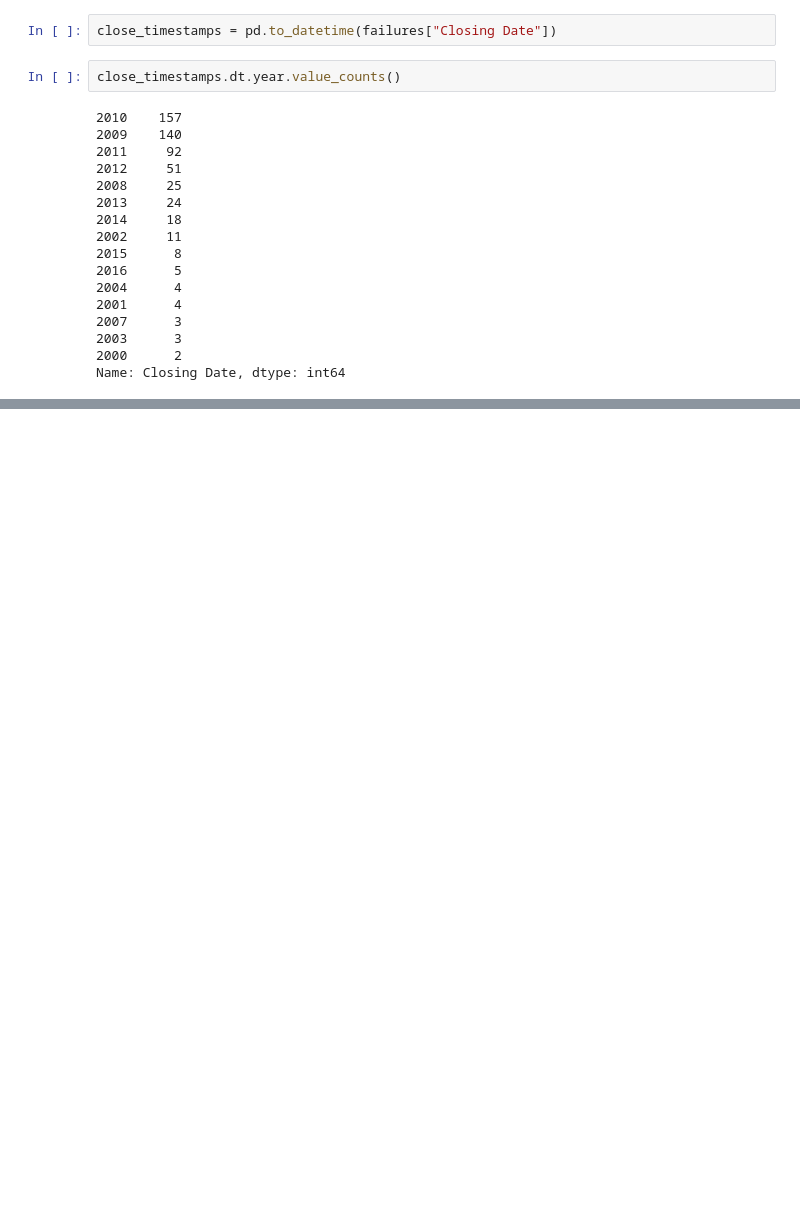
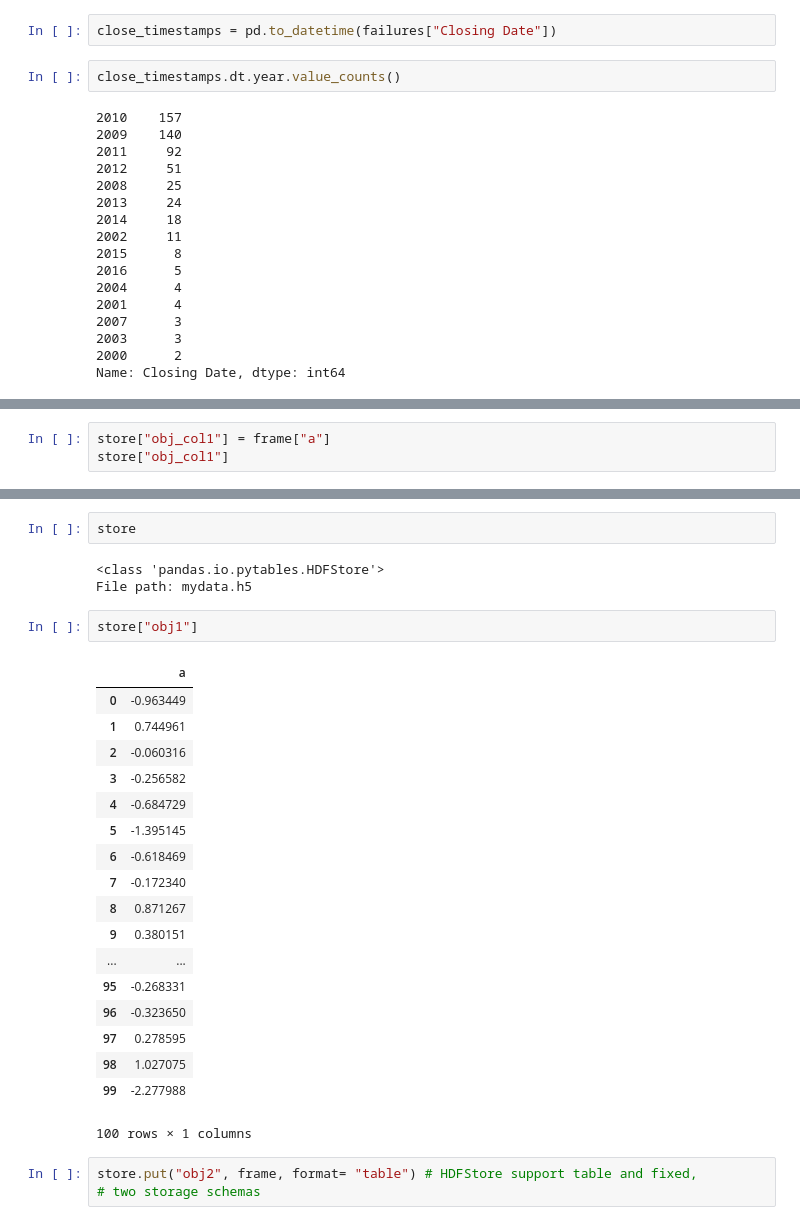
Before and after one commit to UCD-pbio-rclub/python-data-analysis_RuijuanL, a Jupyter notebook: Practice.ipynb, the cells around one changed output, grey strips where cells are left out. Cells and saved outputs as stored; diff of their text form; blank space fills up the shorter version.

```diff
--- a/Practice.ipynb
+++ b/Practice.ipynb
@@ -1357,0 +1432,3 @@ Name: Closing Date, dtype: int64
+# %%
+store["obj_col1"] = frame["a"]
+store["obj_col1"]
@@ -1357,0 +1453,29 @@ Name: Closing Date, dtype: int64
+# %%
+store
+# %% [output]
+<class 'pandas.io.pytables.HDFStore'>
+File path: mydata.h5
+# %%
+store["obj1"]
+# %% [output]
+|  | a |
+| 0 | -0.963449 |
+| 1 | 0.744961 |
+| 2 | -0.060316 |
+| 3 | -0.256582 |
+| 4 | -0.684729 |
+| 5 | -1.395145 |
+| 6 | -0.618469 |
+| 7 | -0.172340 |
+| 8 | 0.871267 |
+| 9 | 0.380151 |
+| ... | ... |
+| 95 | -0.268331 |
+| 96 | -0.323650 |
+| 97 | 0.278595 |
+| 98 | 1.027075 |
+| 99 | -2.277988 |
+100 rows × 1 columns
+# %%
+store.put("obj2", frame, format= "table") # HDFStore support table and fixed,
+# two storage schemas
```
Also changed, not shown: parts of 30 cells of this notebook, 3 other files.
